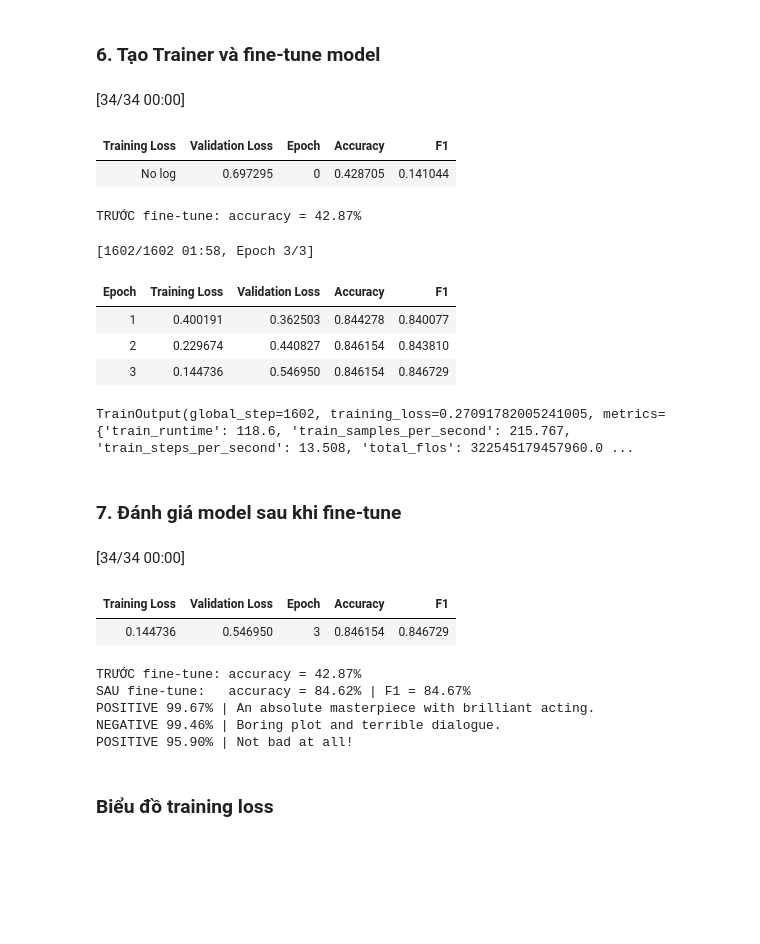
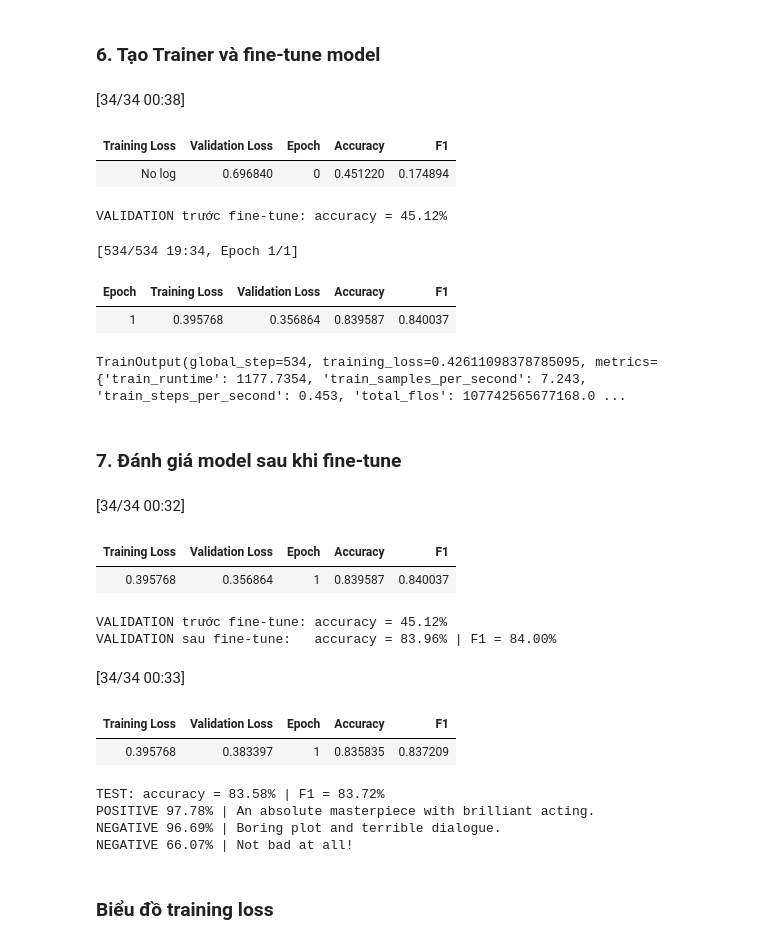
Before and after one commit to NguyenNgoc-AI/Lap_Deep, a Jupyter notebook: LAB 3/ex2_finetuning.ipynb, the cells around one changed output. Saved outputs shown, nothing was run; the diff lists cells and outputs as text; code cells hidden in the pictures; blank space fills up the shorter version.

```diff
--- a/LAB 3/ex2_finetuning.ipynb
+++ b/LAB 3/ex2_finetuning.ipynb
@@ -83,8 +77,11 @@ def tokenize_function(batch):
 tokenized = dataset.map(tokenize_function, batched=True)
 
 train_ds = tokenized["train"].shuffle(seed=42)   # toàn bộ 8.530 câu
-test_ds = tokenized["test"]                      # 1.066 câu
+val_ds = tokenized["validation"]                # theo dõi quá trình học
+test_ds = tokenized["test"]                      # chỉ đánh giá ở bước cuối
 
 data_collator = DataCollatorWithPadding(tokenizer=tokenizer)
-print("Train:", len(train_ds), "| Test:", len(test_ds))
+print("Train:", len(train_ds),
+      "| Validation:", len(val_ds),
+      "| Test:", len(test_ds))
 # %% [output]
@@ -122,35 +119,41 @@ training_args = TrainingArguments(
 # %%
 trainer = Trainer(
     model=model,
     args=training_args,
     train_dataset=train_ds,
-    eval_dataset=test_ds,
+    eval_dataset=val_ds,
     processing_class=tokenizer,
     data_collator=data_collator,
     compute_metrics=compute_metrics,
 )
 
 before = trainer.evaluate()
-print(f"TRƯỚC fine-tune: accuracy = {before['eval_accuracy']:.2%}")
+print(f"VALIDATION trước fine-tune: accuracy = {before['eval_accuracy']:.2%}")
 
 trainer.train()
 # %% [output]
-[34/34 00:00]
+[34/34 00:38]
 | Training Loss | Validation Loss | Epoch | Accuracy | F1 |
-| No log | 0.697295 | 0 | 0.428705 | 0.141044 |
+| No log | 0.696840 | 0 | 0.451220 | 0.174894 |
-TRƯỚC fine-tune: accuracy = 42.87%
+VALIDATION trước fine-tune: accuracy = 45.12%
-[1602/1602 01:58, Epoch 3/3]
+[534/534 19:34, Epoch 1/1]
 | Epoch | Training Loss | Validation Loss | Accuracy | F1 |
-| 1 | 0.400191 | 0.362503 | 0.844278 | 0.840077 |
-| 2 | 0.229674 | 0.440827 | 0.846154 | 0.843810 |
-| 3 | 0.144736 | 0.546950 | 0.846154 | 0.846729 |
+| 1 | 0.395768 | 0.356864 | 0.839587 | 0.840037 |
-TrainOutput(global_step=1602, training_loss=0.27091782005241005, metrics={'train_runtime': 118.6, 'train_samples_per_second': 215.767, 'train_steps_per_second': 13.508, 'total_flos': 322545179457960.0 ...
+TrainOutput(global_step=534, training_loss=0.42611098378785095, metrics={'train_runtime': 1177.7354, 'train_samples_per_second': 7.243, 'train_steps_per_second': 0.453, 'total_flos': 107742565677168.0 ...
 # %% [markdown]
 ### 7. Đánh giá model sau khi fine-tune
 # %%
+# Đánh giá model ở cuối epoch 3, không nạp lại checkpoint.
 after = trainer.evaluate()
-print(f"TRƯỚC fine-tune: accuracy = {before['eval_accuracy']:.2%}")
-print(f"SAU fine-tune:   accuracy = {after['eval_accuracy']:.2%} | F1 = {after['eval_f1']:.2%}")
+print(f"VALIDATION trước fine-tune: accuracy = {before['eval_accuracy']:.2%}")
+print(f"VALIDATION sau fine-tune:   accuracy = {after['eval_accuracy']:.2%} | F1 = {after['eval_f1']:.2%}")
+
+# Đánh giá test riêng sau khi hoàn tất huấn luyện.
+test_metrics = trainer.evaluate(
+    eval_dataset=test_ds,
+    metric_key_prefix="test",
+)
+print(f"TEST: accuracy = {test_metrics['test_accuracy']:.2%} | F1 = {test_metrics['test_f1']:.2%}")
 
 from transformers import pipeline
 clf = pipeline("text-classification", model=trainer.model, tokenizer=tokenizer)
@@ -160,14 +163,18 @@ for s in ["An absolute masterpiece with brilliant acting.",
     r = clf(s)[0]
     print(f"{r['label']:8s} {r['score']:.2%} | {s}")
 # %% [output]
-[34/34 00:00]
+[34/34 00:32]
 | Training Loss | Validation Loss | Epoch | Accuracy | F1 |
-| 0.144736 | 0.546950 | 3 | 0.846154 | 0.846729 |
+| 0.395768 | 0.356864 | 1 | 0.839587 | 0.840037 |
-TRƯỚC fine-tune: accuracy = 42.87%
-SAU fine-tune:   accuracy = 84.62% | F1 = 84.67%
-POSITIVE 99.67% | An absolute masterpiece with brilliant acting.
-NEGATIVE 99.46% | Boring plot and terrible dialogue.
-POSITIVE 95.90% | Not bad at all!
+VALIDATION trước fine-tune: accuracy = 45.12%
+VALIDATION sau fine-tune:   accuracy = 83.96% | F1 = 84.00%
+[34/34 00:33]
+| Training Loss | Validation Loss | Epoch | Accuracy | F1 |
+| 0.395768 | 0.383397 | 1 | 0.835835 | 0.837209 |
+TEST: accuracy = 83.58% | F1 = 83.72%
+POSITIVE 97.78% | An absolute masterpiece with brilliant acting.
+NEGATIVE 96.69% | Boring plot and terrible dialogue.
+NEGATIVE 66.07% | Not bad at all!
 # %% [markdown]
 ### Biểu đồ training loss
 # %%
```
Also changed, not shown: parts of 7 cells of this notebook.
